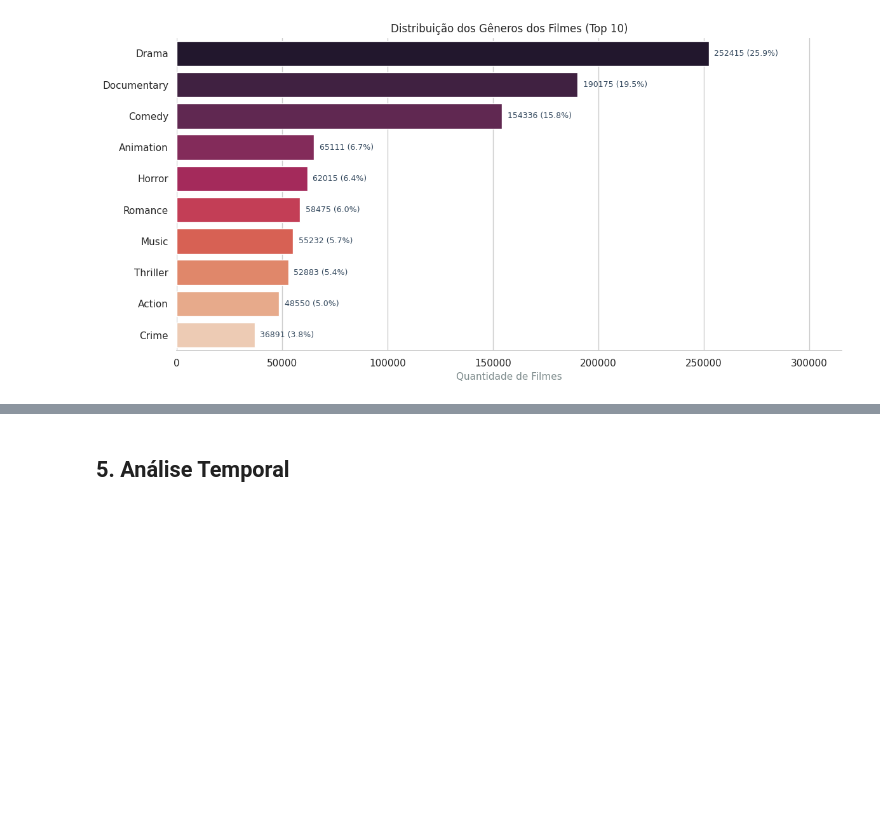
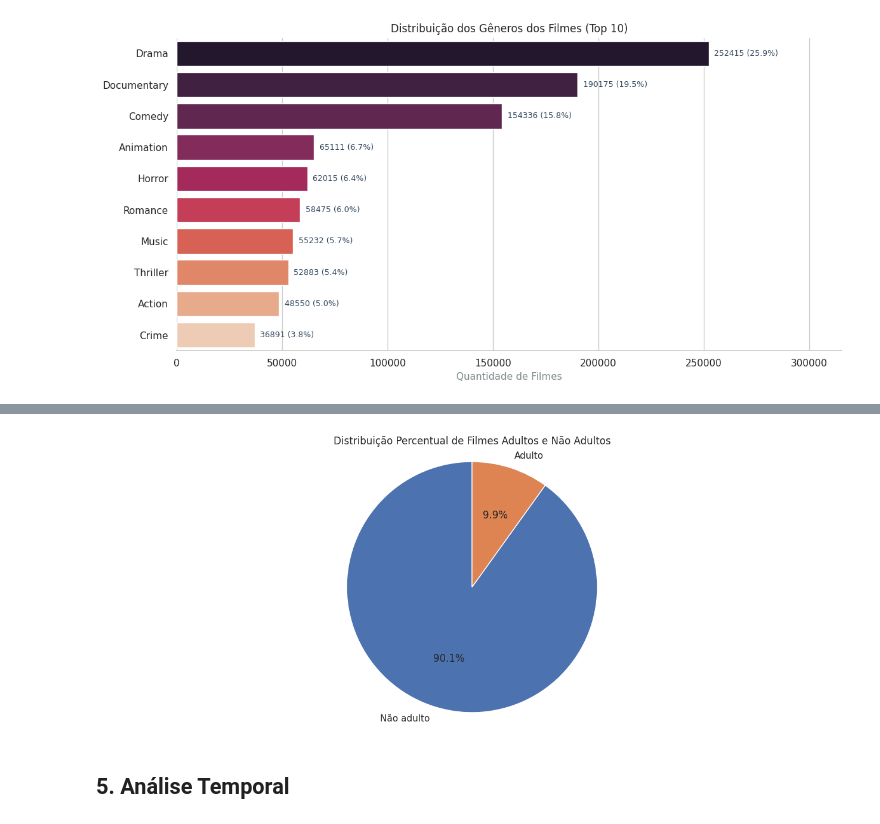
Before and after one commit to kauaneiras/Grupo-8-SBD2, a Jupyter notebook: Data Layer/raw/analytics.ipynb, the cells around one changed output, grey strips where cells are left out. Drawn from its saved outputs; the diff is of its cells as text; code cells hidden in the pictures; blank space fills up the shorter version.

Commit message:
Feat: Adiciona grafico de distribuicao de filmes adultos vs nao adultos

```diff
--- a/Data Layer/raw/analytics.ipynb
+++ b/Data Layer/raw/analytics.ipynb
@@ -722,3 +729,22 @@ plt.show()
+# %%
+# Contagem de filmes adultos vs não adultos
+counts = df['adult'].value_counts()
+labels = ['Não adulto', 'Adulto']
+
+# Gráfico pizza
+sns.set_theme(style="whitegrid")
+plt.figure(figsize=(16, 6))
+plt.pie(
+    counts,
+    labels=labels,
+    autopct='%1.1f%%',
+    startangle=90
+)
+plt.title('Distribuição Percentual de Filmes Adultos e Não Adultos')
+plt.axis('equal')
+plt.show()
+# %% [output]
+[figure, added]
 # %% [markdown]
 ## 5. Análise Temporal
 # %% [markdown]
```
Also changed, not shown: parts of 4 cells of this notebook.
